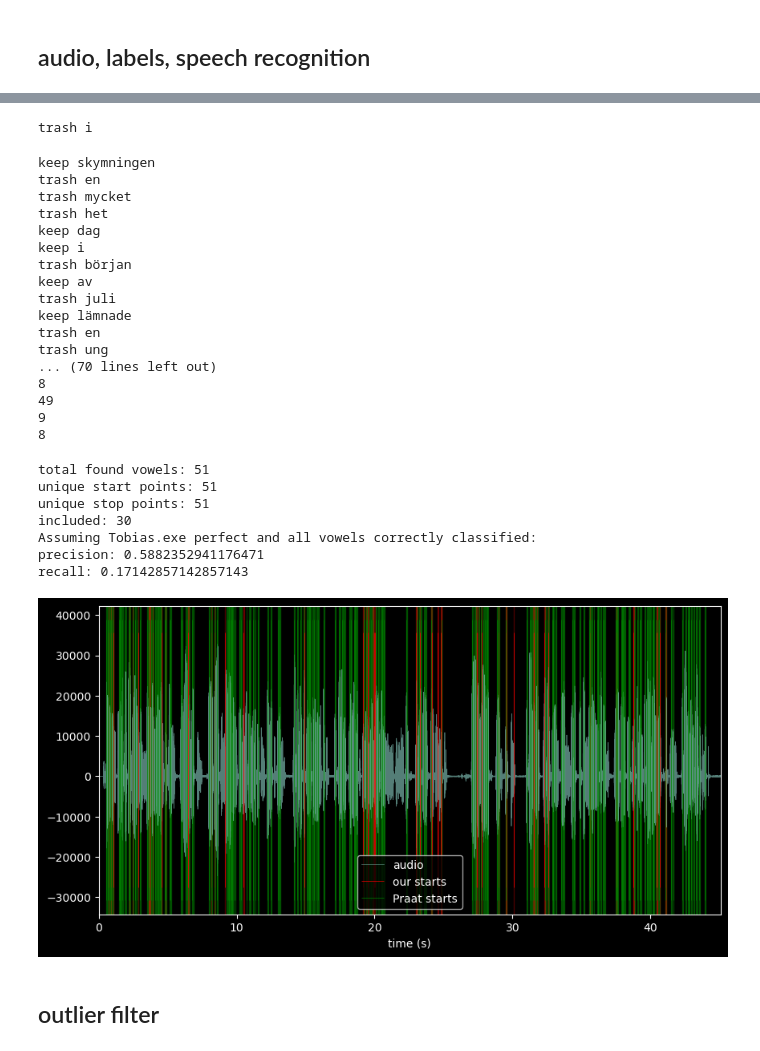
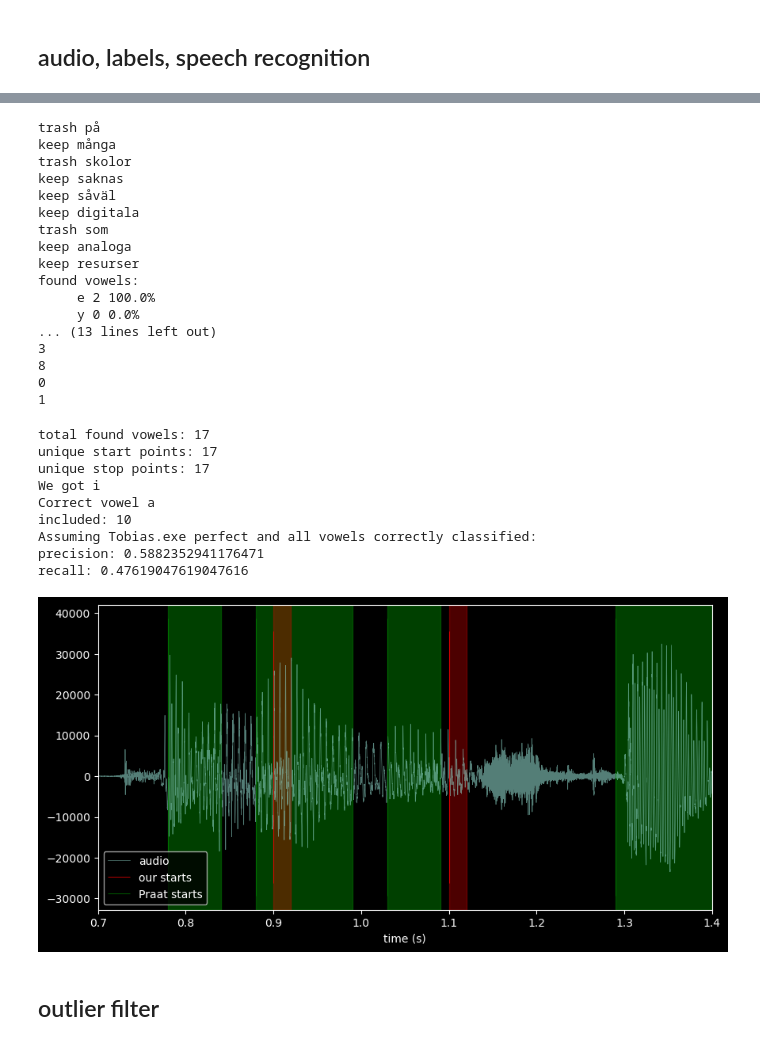
Before and after one commit to TobiasBjork/VowelProject, a Jupyter notebook: evaluation_labels.ipynb, the cells around one changed output, grey strips where cells are left out. Saved outputs shown, nothing was run; the diff lists cells and outputs as text; code cells hidden in the pictures.

Commit message:
back to digitala

```diff
--- a/evaluation_labels.ipynb
+++ b/evaluation_labels.ipynb
@@ -21,14 +21,14 @@ plt.close("all")
 # %% [markdown]
 ## audio, labels, speech recognition
 # %%
-labels_path = (
-    "example_speech_Andreas/180923214834-Y20UOTIE-text-000_vowels_timestamp_praat"
-)
-#labels_path = "wav_examples/digitala_vowels_manual_timestamps.csv"
+#labels_path = (
+#    "example_speech_Andreas/180923214834-Y20UOTIE-text-000_vowels_timestamp_praat"
+#)
+labels_path = "wav_examples/digitala_vowels_manual_timestamps.csv"
 
 labels_df = pd.read_csv(labels_path)
-audio_path = "audio_preproc/180923214834-Y20UOTIE-text-000_pp.wav"
-#audio_path = "wav_examples/digitala_resurser_sv.wav"
+#audio_path = "audio_preproc/180923214834-Y20UOTIE-text-000_pp.wav"
+audio_path = "wav_examples/digitala_resurser_sv.wav"
 
 Fs, audio = wavfile.read(audio_path)
 model_path = "models/vosk-model-small-sv-rhasspy-0.15/"
@@ -75,7 +68,7 @@ i skymningen en mycket het dag i början av juli lämnade en ung man sin kammare
 reload(tools)
 add_context = False
 fl = int(0.02 * Fs)
-grouped_frames = tools.julgran(words, audio, Fs, fl, add_context, long_frame=True)
+grouped_frames = tools.julgran(words, audio, Fs, fl, add_context, long_frame=False)
 
 vowels_in_text = {v: 0 for v in tools.VOWELS_SV}
 for c in tools.checkVowels(text, tools.VOWELS_SV):
@@ -96,59 +89,61 @@ print("total: vowels in text", sum([vowels_in_text[v] for v in vowels_in_text.ke
 for v in vowels_in_text.keys():
     print(vowels_in_text[v])
 # %% [output]
-trash i
+trash på
+keep många
+trash skolor
+keep saknas
+keep såväl
+keep digitala
+trash som
+keep analoga
+keep resurser
+found vowels:
+     e 2 100.0%
+     y 0 0.0%
+... (13 lines left out)
+3
+8
+0
+1
-keep skymningen
-trash en
-trash mycket
-trash het
-keep dag
-keep i
-trash början
-keep av
-trash juli
-keep lämnade
-trash en
-trash ung
-... (70 lines left out)
-8
-49
-9
-8
 # %%
 reload(tools)
 starts_all, stops_all, vowels_all = tools.groupedframes_to_lists(grouped_frames)
-tools.score_vs_labels(starts_all, stops_all, labels_df, vowels=None, snäll=True)
+tools.score_vs_labels(starts_all, stops_all, labels_df, vowels=vowels_all, snäll=True)
 # %% [output]
-total found vowels: 51
-unique start points: 51
-unique stop points: 51
-included: 30
+total found vowels: 17
+unique start points: 17
+unique stop points: 17
+We got i
+Correct vowel a
+included: 10
 Assuming Tobias.exe perfect and all vowels correctly classified:
 precision: 0.5882352941176471
-recall: 0.17142857142857143
+recall: 0.47619047619047616
 # %%
 plt.figure(figsize=(10, 5))
 
 tt = np.arange(len(audio)) / Fs
 plt.plot(tt, audio, alpha=0.6, label="audio")
 plt.vlines(starts_all, *plt.ylim(), colors="r", label="our starts")
 plt.vlines(labels_df.tmin, *plt.ylim(), colors="g", label="Praat starts")
 for tmin, tmax in zip(labels_df.tmin, labels_df.tmax):
     plt.axvspan(tmin, tmax, alpha=0.5, color="g")
 
 for start, stop in zip(starts_all, stops_all):
     plt.axvspan(start, stop, alpha=0.3, color="r")
 
 
 plt.xlabel("time (s)")
 
 tr = (0, len(audio) / Fs)
+tr = (0.7,1.4)
 
 plt.xlim(*tr)
 plt.legend()
 plt.show()
 # %% [output]
-[figure, old version]
+[figure, new version]
 # %%
 wavfile.write(
     "output/test.wav", Fs, tools.wavScaler(audio[int(tr[0] * Fs) : int(tr[1] * Fs)])
```
Also changed, not shown: parts of 2 cells of this notebook, 1 other file.
